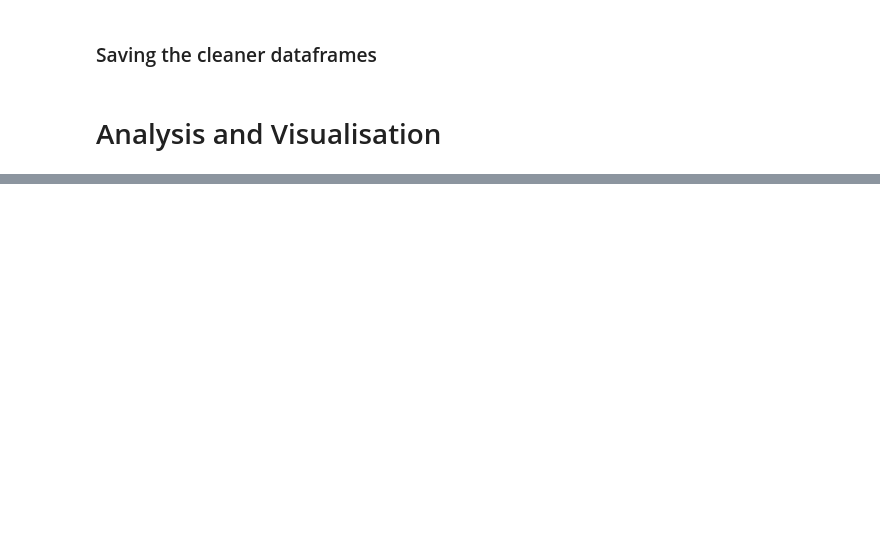
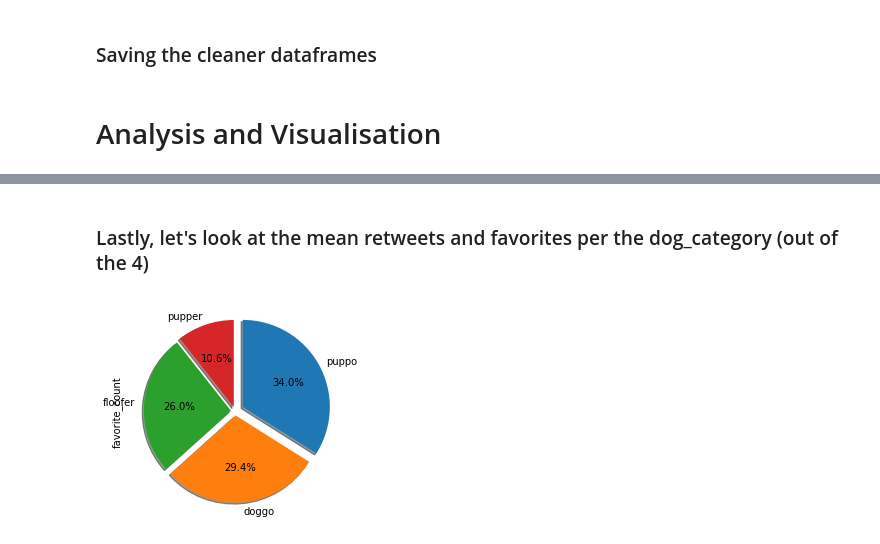
Before and after one commit to IonDragos2003/UdacityDA_Analyze-WeRateDogs-Tweets, a Jupyter notebook: the_analysis.ipynb, the cells around one changed output, grey strips where cells are left out. Drawn from its saved outputs; the diff is of its cells as text; code cells hidden in the pictures; blank space fills up the shorter version.

```diff
--- a/the_analysis.ipynb
+++ b/the_analysis.ipynb
@@ -629,0 +717,9 @@ test
+# %% [markdown]
+### Lastly, let's look at the mean retweets and favorites per the dog_category (out of the 4)
+# %%
+breed_by_favorite = df.groupby(['breed_type'])['favorite_count'].mean().sort_values(ascending = False)
+breed_by_retweet = df.groupby(['breed_type'])['retweet_count'].mean().sort_values(ascending = False)
+# %%
+breed_by_favorite.plot(kind='pie', shadow = True, startangle = 90, explode = (0.1, 0.05, 0.05, 0.05), counterclock = False, autopct ='%.1f%%');
+# %% [output]
+[figure, added]
```
Also changed, not shown: parts of 21 cells of this notebook, 1 other file.
